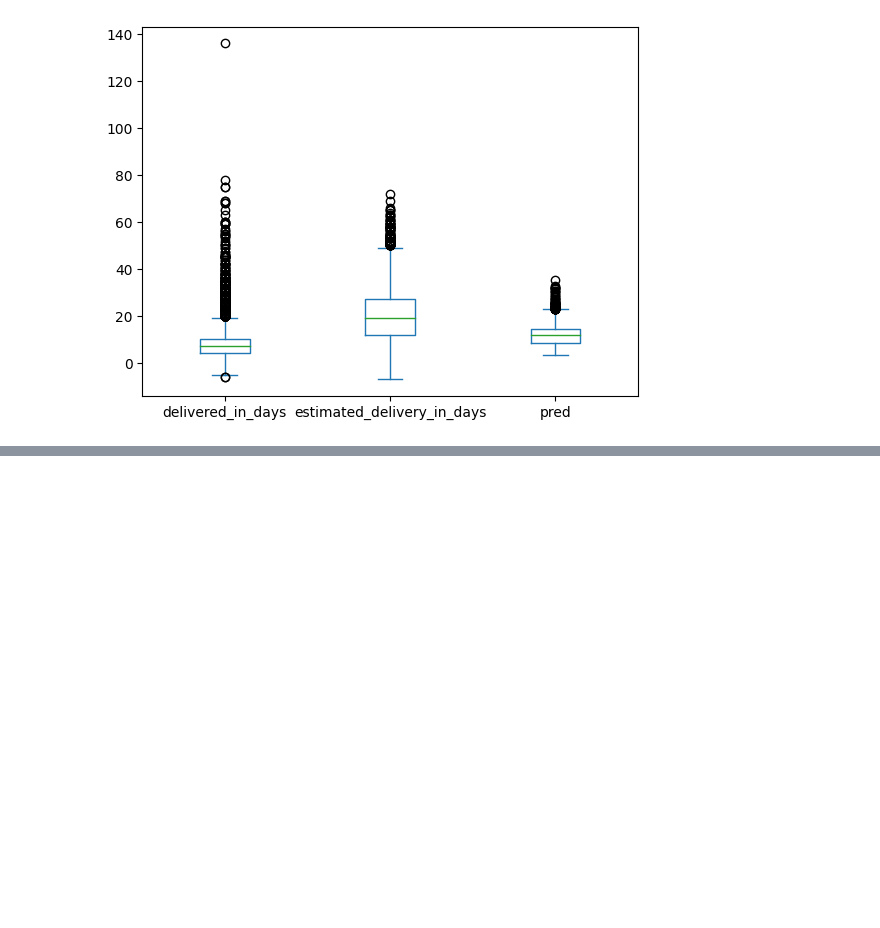
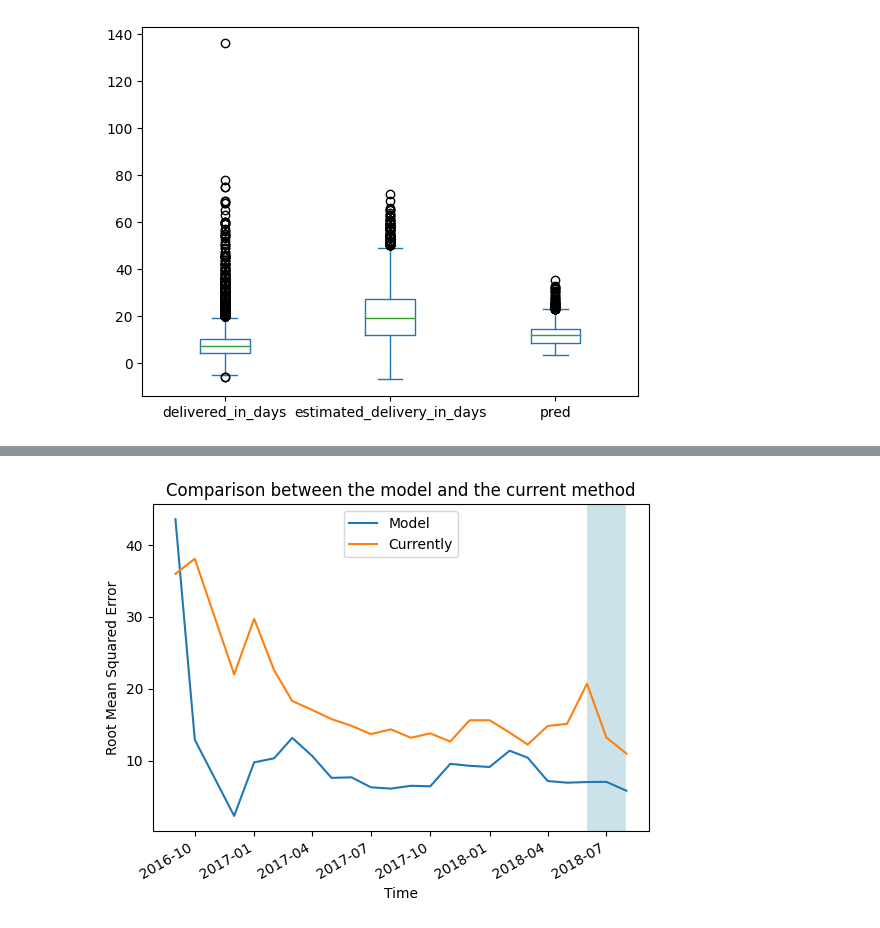
Before and after one commit to juniorcl/olist-delivery-forecast, a Jupyter notebook: notebooks/V0.0_machine_learning_modeling.ipynb, the cells around one changed output, grey strips where cells are left out. Cells and saved outputs as stored; diff of their text form; code cells hidden in the pictures; blank space fills up the shorter version.

```diff
--- a/notebooks/V0.0_machine_learning_modeling.ipynb
+++ b/notebooks/V0.0_machine_learning_modeling.ipynb
@@ -703,0 +723,12 @@ y_oot.plot(kind='box');
+# %%
+df_aux.groupby('time').apply(lambda i: mean_squared_error(i[target], i['pred'], squared=False)).plot(label='Model')
+df_aux.groupby('time').apply(lambda i: mean_squared_error(i[target], i['estimated_delivery_in_days'], squared=False)).plot(label='Currently')
+
+plt.axvspan("2018-06-01", "2018-08-01", facecolor="#006e9cff", alpha=0.2)
+
+plt.title('Comparison between the model and the current method')
+plt.xlabel('Time')
+plt.ylabel('Root Mean Squared Error')
+plt.legend(loc='best');
+# %% [output]
+[figure, added]
```
Also changed, not shown: parts of 4 cells of this notebook.
